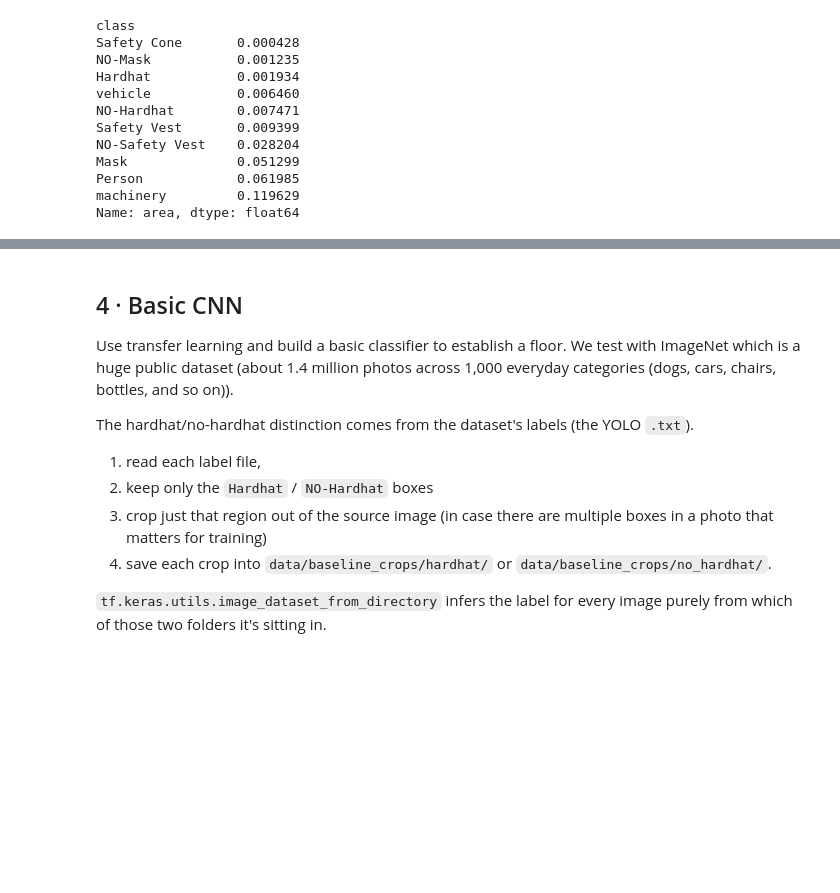
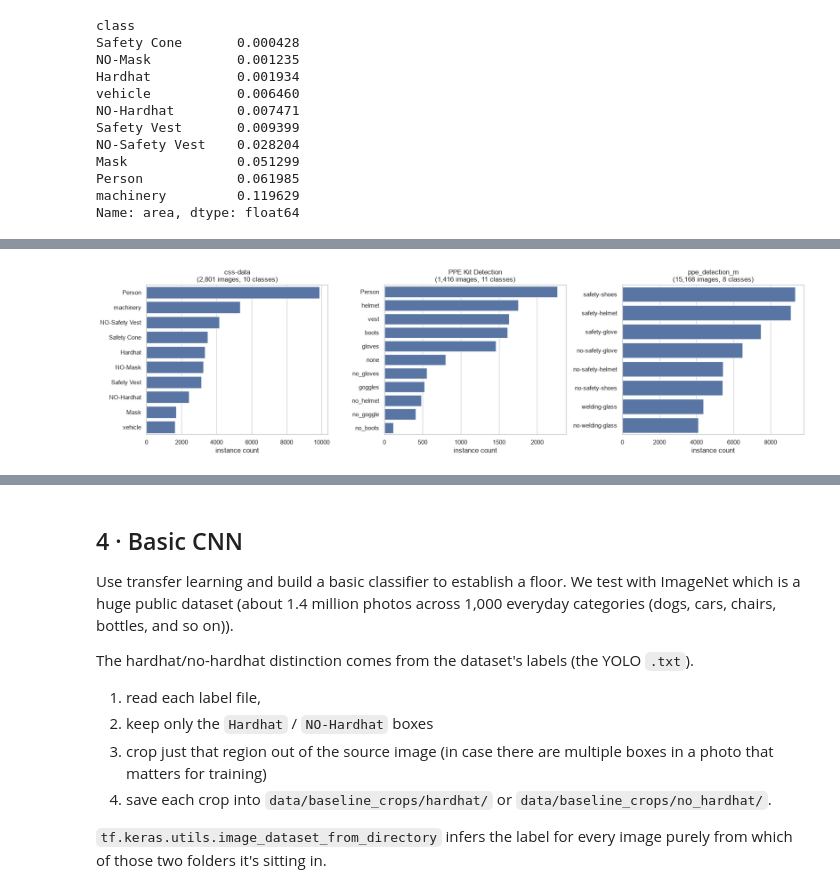
Before and after one commit to rif42/P0-safety, a Jupyter notebook: YOLO8.ipynb, the cells around one changed output, grey strips where cells are left out. Saved outputs shown, nothing was run; the diff lists cells and outputs as text; code cells hidden in the pictures; blank space fills up the shorter version.

```diff
--- a/YOLO8.ipynb
+++ b/YOLO8.ipynb
@@ -225,0 +297,19 @@ if train_images_dir.exists():
+# %%
+# Summary table: scale + class balance, side by side. Imbalance ratio = largest class's
+# instance count / smallest class's — a rough single-number stand-in for "how skewed is this."
+summary_rows = []
+for name, imgs in image_counts.items():
+    class_counts = df_compare.loc[df_compare["dataset"] == name, "class"].value_counts()
+    summary_rows.append({
+        "dataset": name,
+        "images (train/valid/test)": f"{imgs.get('train', 0)}/{imgs.get('valid', 0)}/{imgs.get('test', 0)}",
+        "total images": sum(imgs.values()),
+        "num classes": class_counts.shape[0],
+        "total instances": int(class_counts.sum()),
+        "largest class": f"{class_counts.idxmax()} ({class_counts.max()})",
+        "smallest class": f"{class_counts.idxmin()} ({class_counts.min()})",
+        "imbalance ratio (max/min)": round(class_counts.max() / class_counts.min(), 1),
+    })
+
+df_summary = pd.DataFrame(summary_rows).set_index("dataset")
+df_summary
@@ -225,0 +322,16 @@ if train_images_dir.exists():
+# %%
+# Per-class instance counts, one panel per dataset — same countplot style as the
+# single-dataset version above, just faceted so the three are easy to eyeball together.
+dataset_names = list(image_counts.keys())
+fig, axes = plt.subplots(1, len(dataset_names), figsize=(6 * len(dataset_names), 5))
+for ax, name in zip(axes, dataset_names):
+    subset = df_compare[df_compare["dataset"] == name]
+    order = subset["class"].value_counts().index
+    sns.countplot(data=subset, y="class", order=order, ax=ax)
+    ax.set_title(f"{name}\n({sum(image_counts[name].values()):,} images, {subset['class'].nunique()} classes)")
+    ax.set_xlabel("instance count")
+    ax.set_ylabel("")
+plt.tight_layout()
+plt.show()
+# %% [output]
+[figure, added]
```
Also changed, not shown: parts of 7 cells of this notebook, 6 other files.
